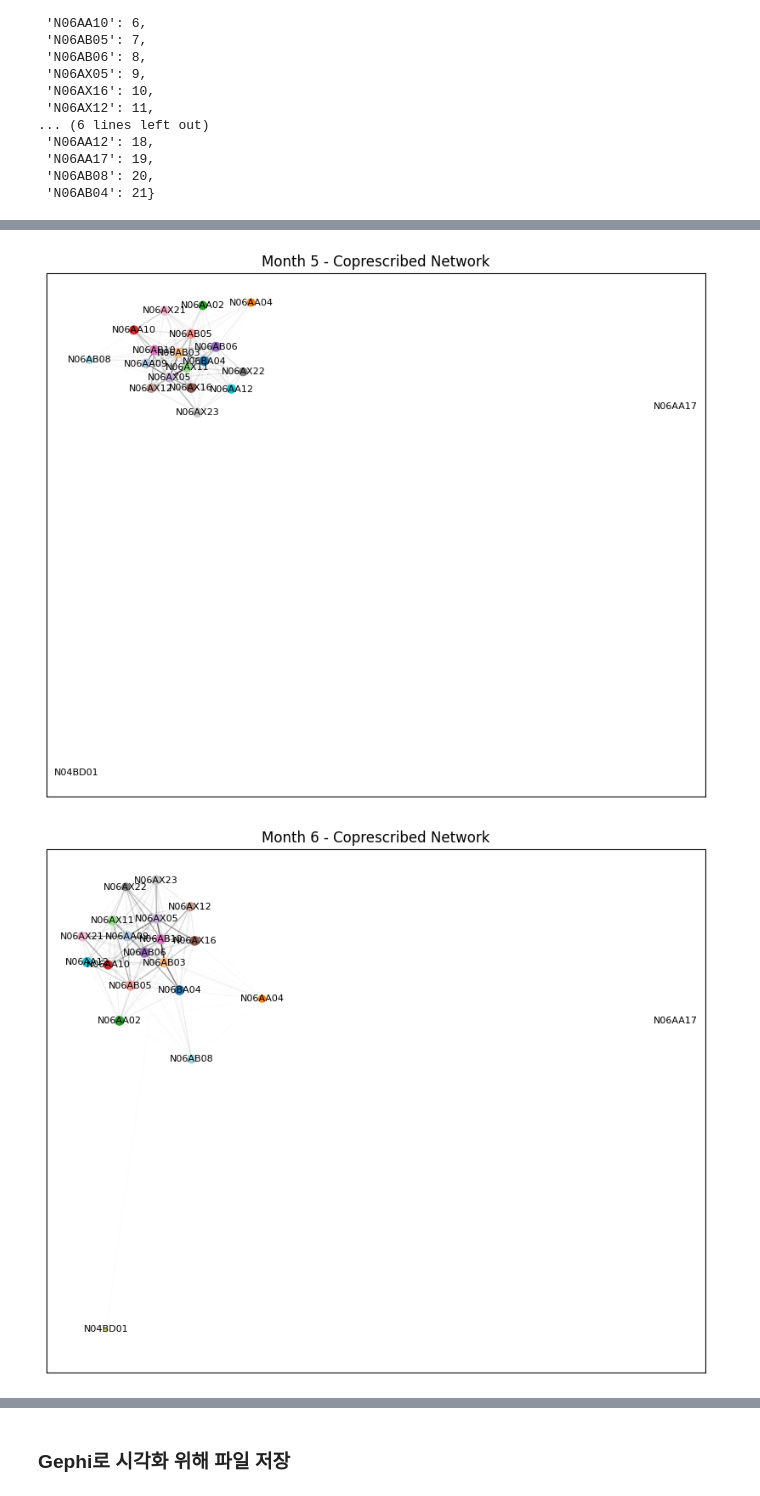
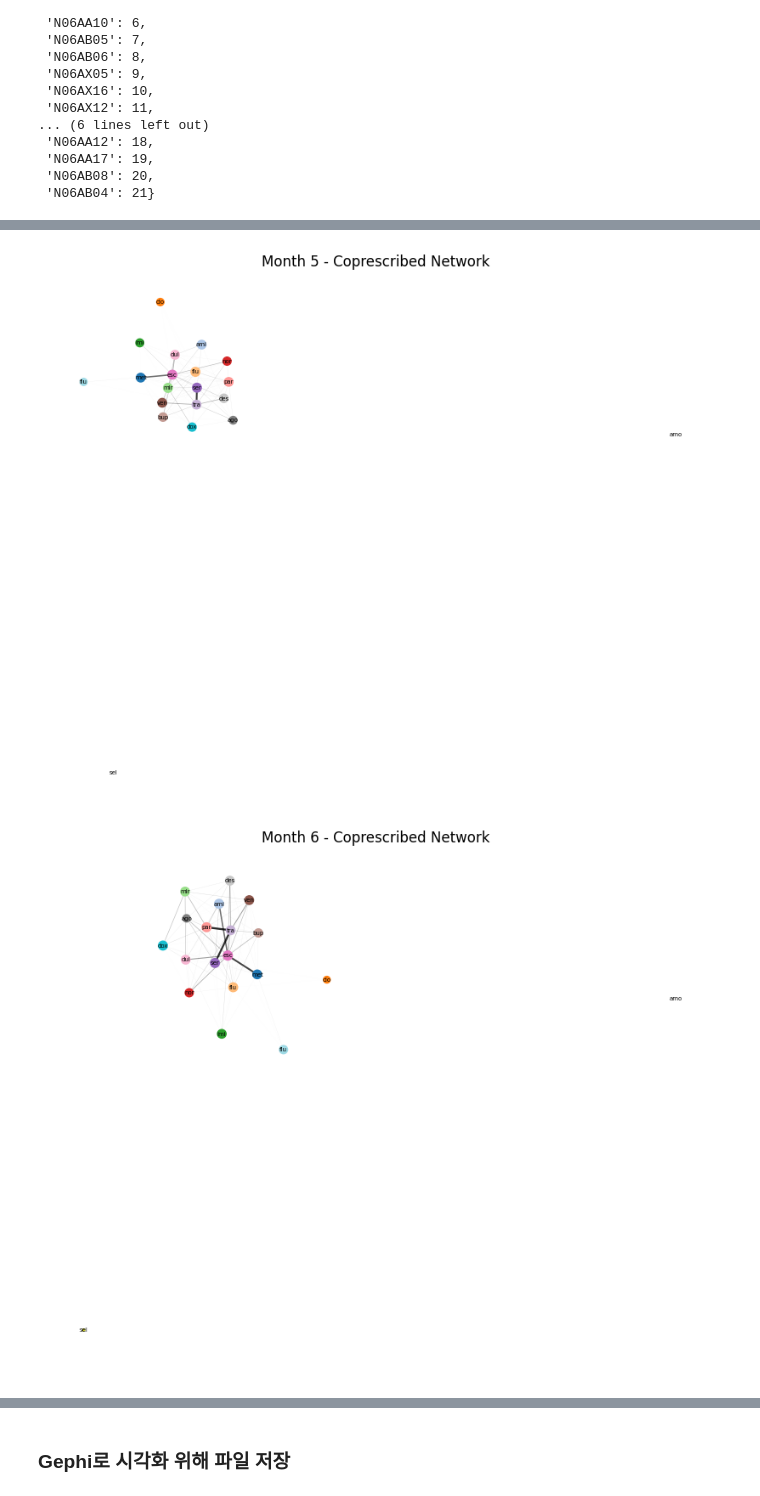
Before and after one commit to YuHan-J-Nam/Drug_Coprescription_Network_Analysis, a Jupyter notebook: 2021_항우울제_네트워크.ipynb, the cells around one changed output, grey strips where cells are left out. Saved outputs shown, nothing was run; the diff lists cells and outputs as text; code cells hidden in the pictures.

```diff
--- a/2021_항우울제_네트워크.ipynb
+++ b/2021_항우울제_네트워크.ipynb
@@ -1366,7 +1386,7 @@ def visualize_graph_with_atc(df_adjacency_matrix, df_mapping, title="ATC Code Gr
     pos = nx.spring_layout(G_coprescribed, seed=42, k=0.7)
 
     # 노드 크기 설정 (degree centrality 기반)
-    node_size = [G_coprescribed.degree(node) * 3 for node in G.nodes]
+    node_size = [G_coprescribed.degree(node) * 3 for node in G_coprescribed.nodes]
 
     # 엣지 가중치 기반 투명도 설정
     max_weight = max([d['weight'] for u, v, d in G_coprescribed.edges(data=True)])
@@ -1433,7 +1453,7 @@ for i, df_adjacency_matrix in enumerate(monthly_adjacency_matrices, 1):
     graph_variable_name = f"G_coprescribed_{i}"
 
     # 그래프 생성 및 반환
-    G_coprescribed = visualize_graph(df_adjacency_matrix, df_mapping, title=title)
+    G_coprescribed = visualize_graph_with_atc(df_adjacency_matrix, df_mapping, title=title)
 
     # 전역 변수로 저장
     globals()[graph_variable_name] = G_coprescribed
@@ -1448,2 +1468,2 @@ for i, df_adjacency_matrix in enumerate(monthly_adjacency_matrices, 1):
-[figure, old version]
+[figure, new version]
-[figure, old version]
+[figure, new version]
```
Also changed, not shown: parts of 18 cells of this notebook, 2 other files.
